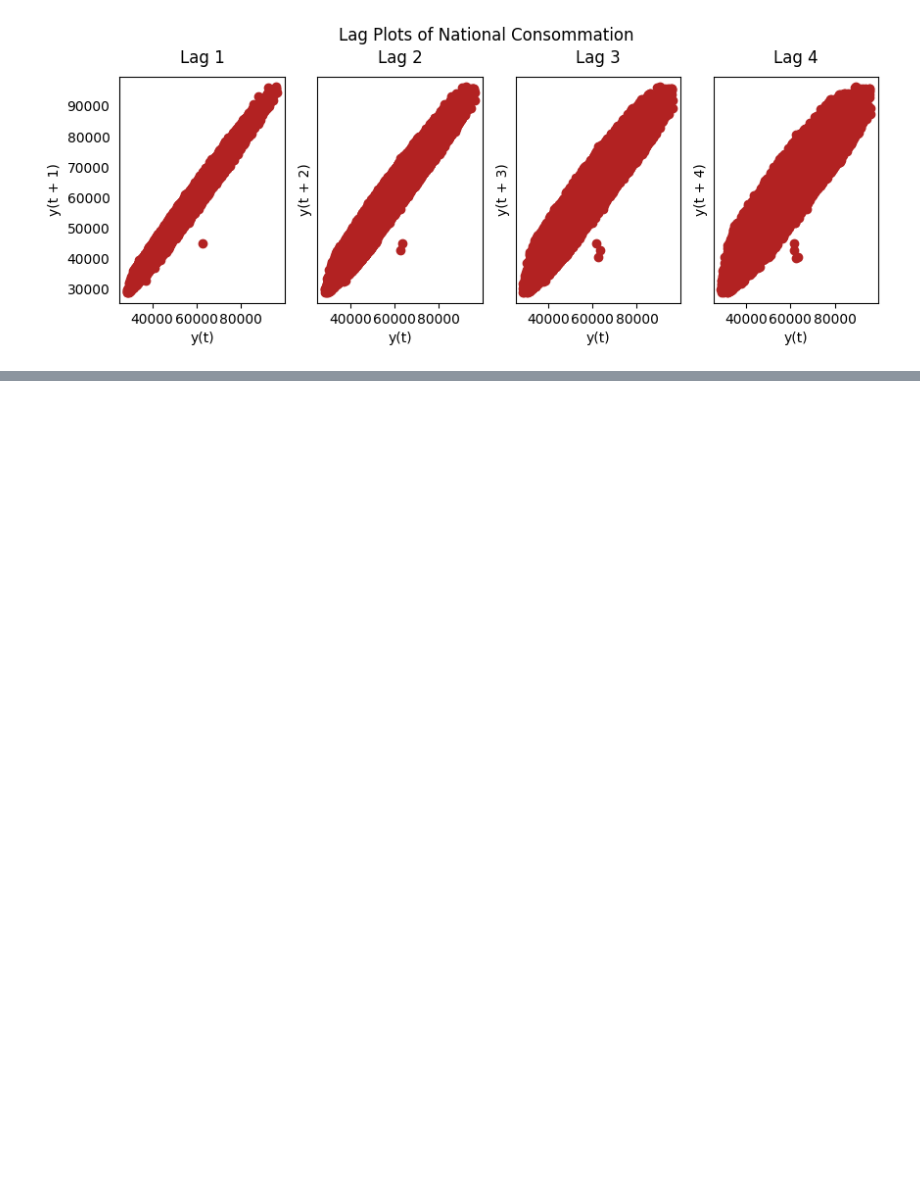
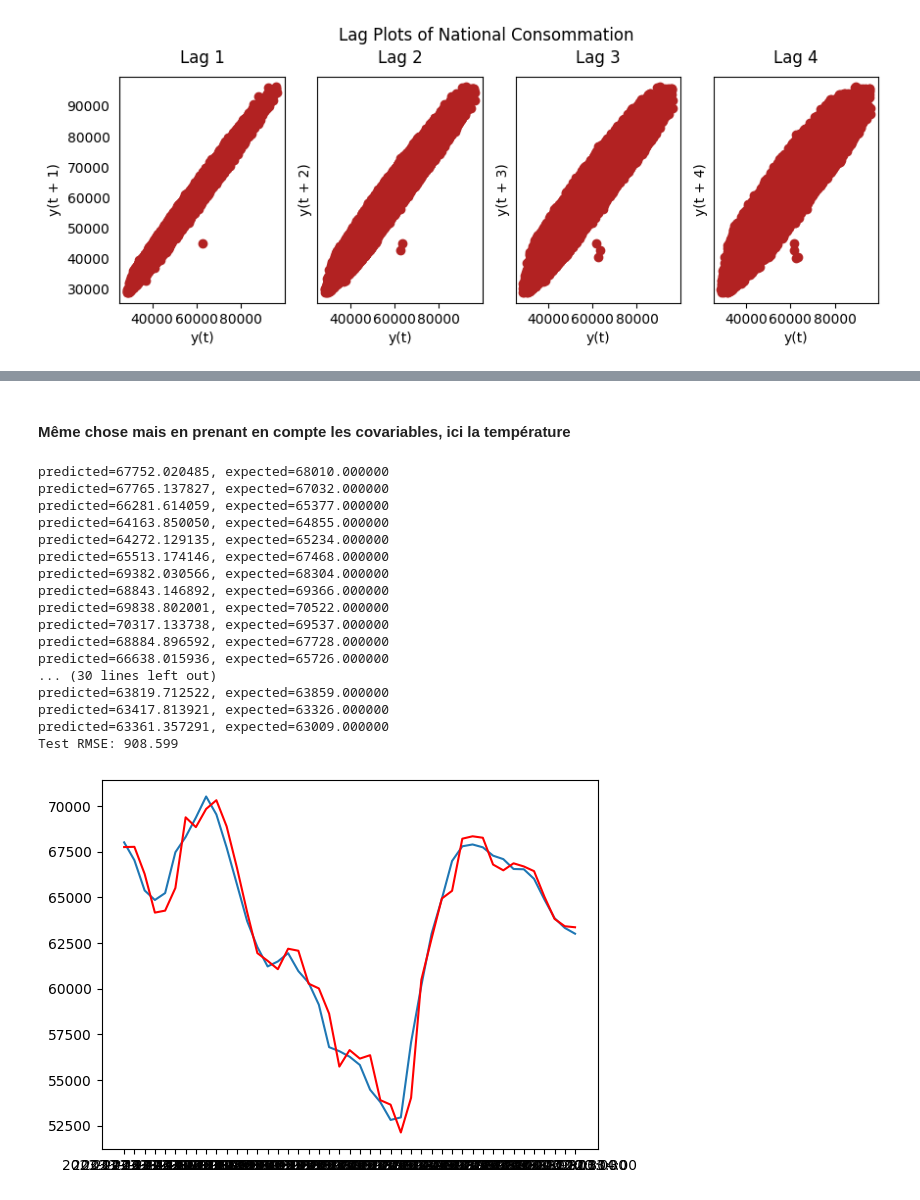
Before and after one commit to FeckNeck/temporal-data-analysis, a Jupyter notebook: index.ipynb, the cells around one changed output, grey strips where cells are left out. Saved outputs shown, nothing was run; the diff lists cells and outputs as text; code cells hidden in the pictures; blank space fills up the shorter version.

```diff
--- a/index.ipynb
+++ b/index.ipynb
@@ -894,0 +889,47 @@ pyplot.show()
+# %% [markdown]
+#### Même chose mais en prenant en compte les covariables, ici la température
+# %%
+#Même chose mais en prenant en compte les covariables, ici la température
+history = train["Consommation"].tolist()
+predictions = list()
+train_exog = train["Temperature"].tolist()
+test_exog = test["Temperature"]
+test = test["Consommation"]
+# walk-forward validation
+for t in range(len(test)):
+ model = ARIMA(history, order=(5,1,4), exog=train_exog)
+ model_fit = model.fit()
+ output = model_fit.forecast(exog=test_exog[t])
+ yhat = output
+ predictions.append(yhat)
+ obs = test[t]
+ history.append(obs)
+ obs_exog = test_exog[t]
+ train_exog.append(obs_exog)
+ print('predicted=%f, expected=%f' % (yhat, obs))
+# evaluate forecasts
+rmse = sqrt(mean_squared_error(test, predictions))
+print('Test RMSE: %.3f' % rmse)
+# plot forecasts against actual outcomes
+pyplot.plot(test)
+pyplot.plot(predictions, color='red')
+pyplot.show() #ajouter la température ne permet pas d'améliorer la prédiction (RMSE)
+# %% [output]
+predicted=67752.020485, expected=68010.000000
+predicted=67765.137827, expected=67032.000000
+predicted=66281.614059, expected=65377.000000
+predicted=64163.850050, expected=64855.000000
+predicted=64272.129135, expected=65234.000000
+predicted=65513.174146, expected=67468.000000
+predicted=69382.030566, expected=68304.000000
+predicted=68843.146892, expected=69366.000000
+predicted=69838.802001, expected=70522.000000
+predicted=70317.133738, expected=69537.000000
+predicted=68884.896592, expected=67728.000000
+predicted=66638.015936, expected=65726.000000
+... (30 lines left out)
+predicted=63819.712522, expected=63859.000000
+predicted=63417.813921, expected=63326.000000
+predicted=63361.357291, expected=63009.000000
+Test RMSE: 908.599
+[figure, added]
```
Also changed, not shown: parts of 96 cells of this notebook.
